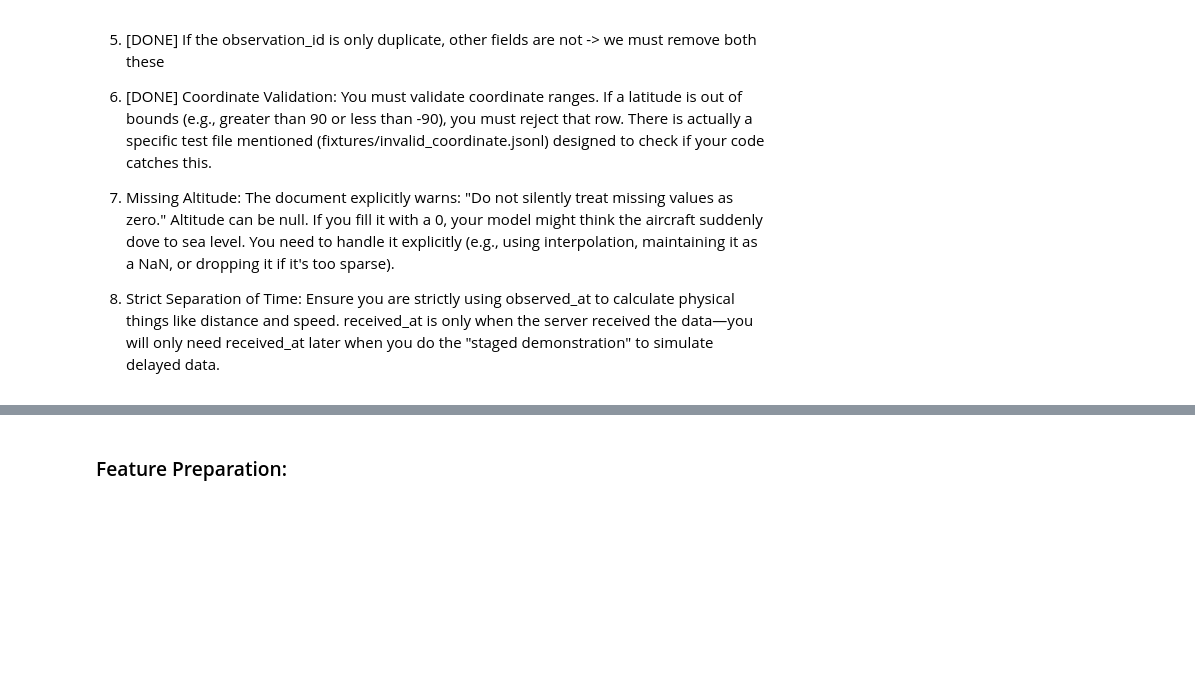
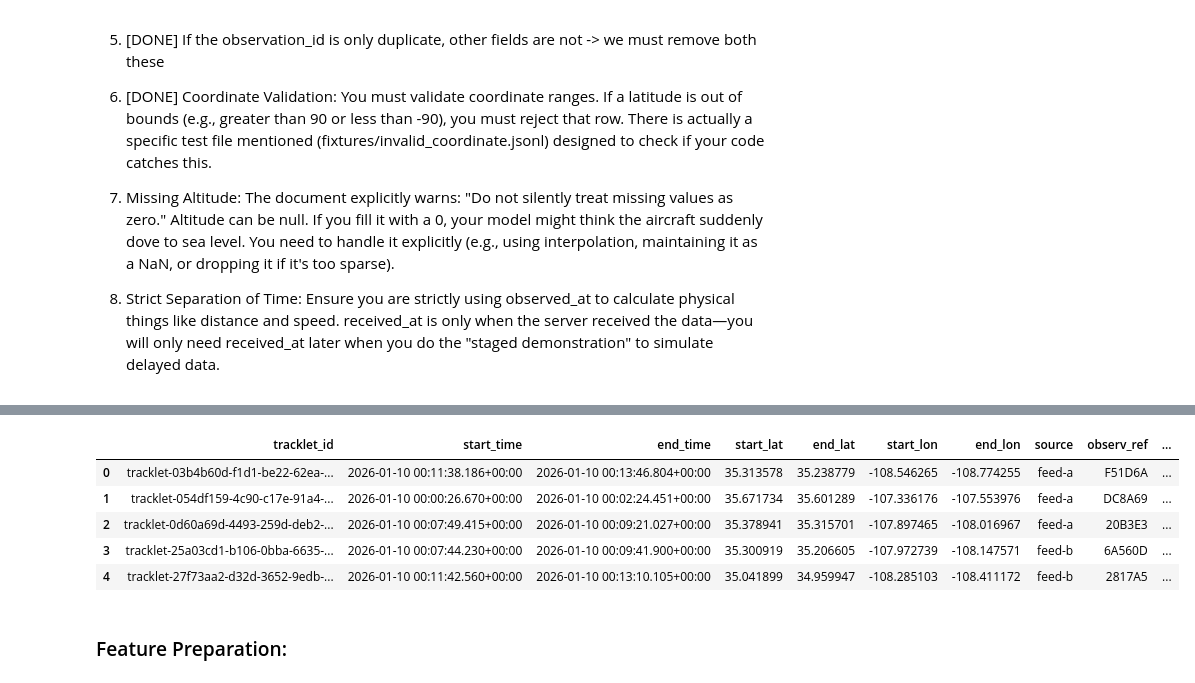
Before and after one commit to Saranyapal21/tracklet-tracker, a Jupyter notebook: notebooks/pre-processing.ipynb, the cells around one changed output, grey strips where cells are left out. Saved outputs shown, nothing was run; the diff lists cells and outputs as text; code cells hidden in the pictures; blank space fills up the shorter version.

```diff
--- a/notebooks/pre-processing.ipynb
+++ b/notebooks/pre-processing.ipynb
@@ -39,6 +40,15 @@ def process_observations(observations_path: str) -> pd.DataFrame:
         [observations_df.drop(columns=["attributes"]), attributes_df],
         axis=1
     )
+
+
+    #   Adjusted for the difference in speed units.....(as warned in the document)
+    if 'observ_spd' in observations_df.columns:
+        # Create a mask for rows where the source is 'feed-a' and speed is not null
+        is_feed_a = (observations_df['source'] == 'feed-a') & (observations_df['observ_spd'].notna())
+
+        # Convert those specific rows from knots to m/s
+        observations_df.loc[is_feed_a, 'observ_spd'] = observations_df.loc[is_feed_a, 'observ_spd'] * 0.514444
 
     return observations_df
 
@@ -88,7 +98,6 @@ def table_join(observations_df, supporting_df):
 
     #   Sorting by tracklet_id and time (Probably the most important step)
     merged_df = merged_df.sort_values(by=["tracklet_id", "observed_at"]).reset_index(drop=True)
-
     return merged_df
 
 
@@ -101,7 +110,16 @@ def aggregation(merged_df: pd.DataFrame) -> pd.DataFrame:
     agg_funcs = {
         'observed_at': ['first', 'last'],
         'latitude': ['first', 'last'],
-        'longitude': ['first', 'last']
+        'longitude': ['first', 'last'],
+
+        # Rescue Categorical/ID features
+        'source': ['first'],
+        'observ_ref': ['first'],
+
+        # Rescue Numerical physics features (ignoring NaNs automatically)
+        'observ_spd': ['mean'],
+        'observ_hdg': ['mean'],
+        'supporting_spd': ['mean']
     }
 
     tracklets_summary = merged_df.groupby('tracklet_id').agg(agg_funcs).reset_index()
@@ -109,7 +127,12 @@ def aggregation(merged_df: pd.DataFrame) -> pd.DataFrame:
         'tracklet_id',
         'start_time', 'end_time',
         'start_lat', 'end_lat',
-        'start_lon', 'end_lon'
+        'start_lon', 'end_lon',
+        'source',         # rescued
+        'observ_ref',     # rescued
+        'observ_spd',     # rescued
+        'observ_hdg',     # rescued
+        'supporting_spd'  # rescued
     ]
 
     ## Additional work:
@@ -214,3 +242,12 @@ memory usage: 2.5 KB
+# %%
+aggregated_df.head()
+# %% [output]
+|  | tracklet_id | start_time | end_time | start_lat | end_lat | start_lon | end_lon | source | observ_ref | ... |
+| 0 | tracklet-03b4b60d-f1d1-be22-62ea-... | 2026-01-10 00:11:38.186+00:00 | 2026-01-10 00:13:46.804+00:00 | 35.313578 | 35.238779 | -108.546265 | -108.774255 | feed-a | F51D6A | ... |
+| 1 | tracklet-054df159-4c90-c17e-91a4-... | 2026-01-10 00:00:26.670+00:00 | 2026-01-10 00:02:24.451+00:00 | 35.671734 | 35.601289 | -107.336176 | -107.553976 | feed-a | DC8A69 | ... |
+| 2 | tracklet-0d60a69d-4493-259d-deb2-... | 2026-01-10 00:07:49.415+00:00 | 2026-01-10 00:09:21.027+00:00 | 35.378941 | 35.315701 | -107.897465 | -108.016967 | feed-a | 20B3E3 | ... |
+| 3 | tracklet-25a03cd1-b106-0bba-6635-... | 2026-01-10 00:07:44.230+00:00 | 2026-01-10 00:09:41.900+00:00 | 35.300919 | 35.206605 | -107.972739 | -108.147571 | feed-b | 6A560D | ... |
+| 4 | tracklet-27f73aa2-d32d-3652-9edb-... | 2026-01-10 00:11:42.560+00:00 | 2026-01-10 00:13:10.105+00:00 | 35.041899 | 34.959947 | -108.285103 | -108.411172 | feed-b | 2817A5 | ... |
 # %% [markdown]
 ### Feature Preparation:
 # %%
```
Also changed, not shown: parts of 15 cells of this notebook, 3 other files.
